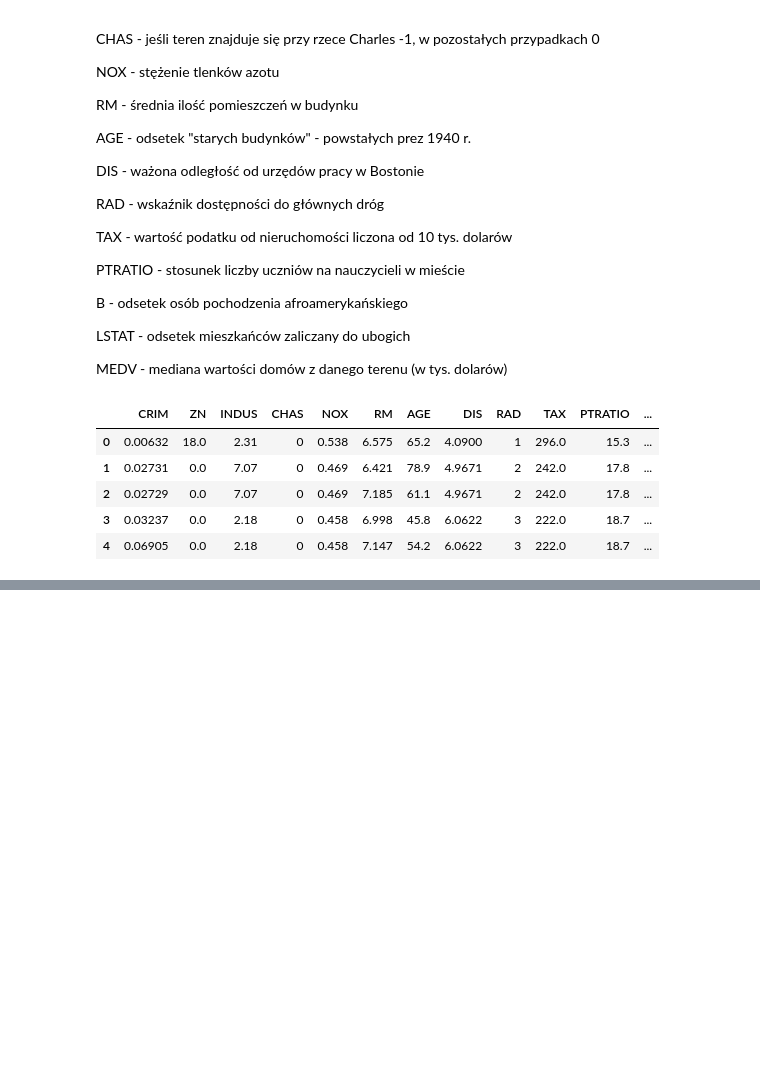
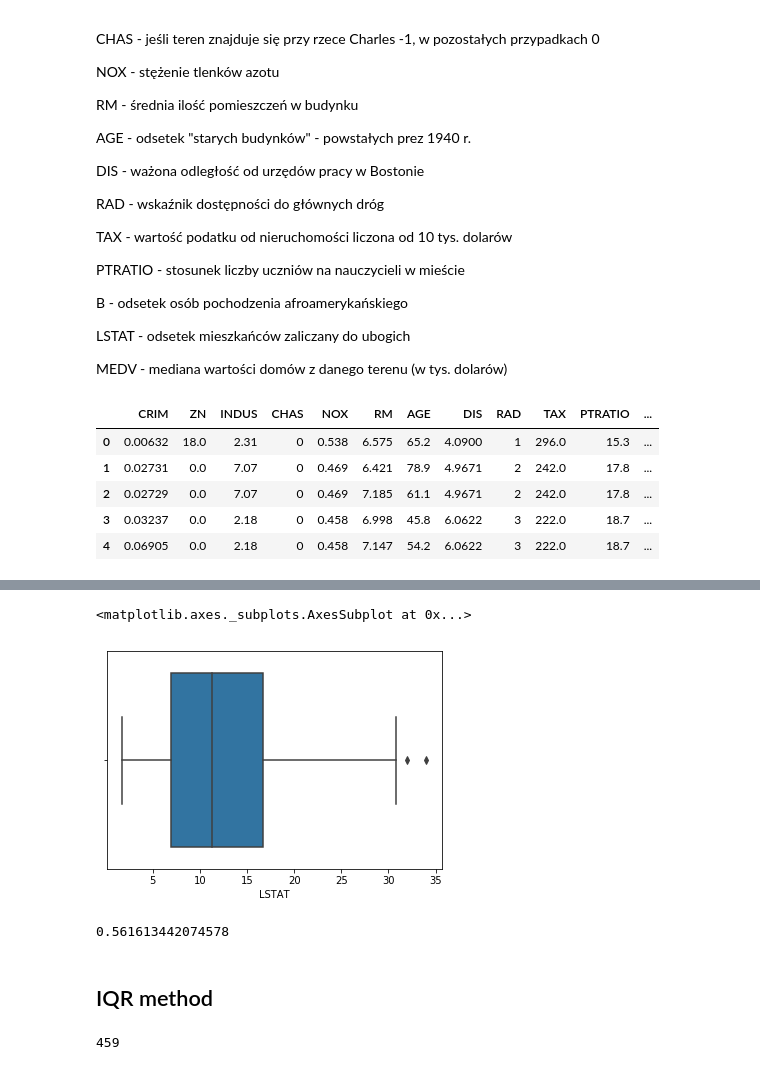
Before and after one commit to kgawelek/MachineLearning, a Jupyter notebook: scripts/houses_boston.ipynb, the cells around one changed output, grey strips where cells are left out. Drawn from its saved outputs; the diff is of its cells as text; code cells hidden in the pictures; blank space fills up the shorter version.

Commit message:
outliers elimination

```diff
--- a/scripts/houses_boston.ipynb
+++ b/scripts/houses_boston.ipynb
@@ -88,0 +134,2 @@ sns.pairplot(data[cols])
+# %%
+data1 = data[['LSTAT', 'MEDV']].copy()
@@ -88,0 +184,15 @@ sns.pairplot(data[cols])
+# %%
+sns.boxplot(data1_z['LSTAT'])
+# %% [output]
+<matplotlib.axes._subplots.AxesSubplot at 0x...>
+[figure, added]
+# %%
+X = data1_z['LSTAT'].values.reshape(-1,1)
+y = data1_z['MEDV'].values.reshape(-1,1)
+lr_z = LinearRegression()
+lr_z.fit(X, y)
+lr_z.score(X, y)
+# %% [output]
+0.561613442074578
+# %% [markdown]
+## IQR method
@@ -88,0 +206,5 @@ sns.pairplot(data[cols])
+# %%
+data1_iqr = data1[~outlier_condition.any(axis=1)]
+len(data1_iqr)
+# %% [output]
+459
```
Also changed, not shown: parts of 26 cells of this notebook.
